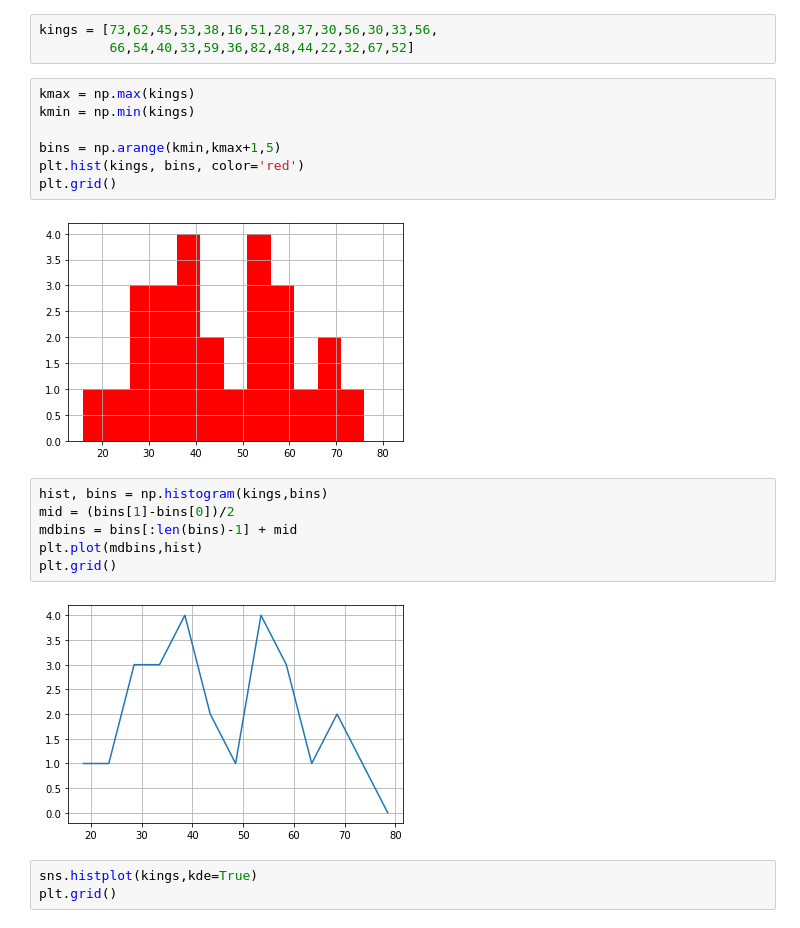
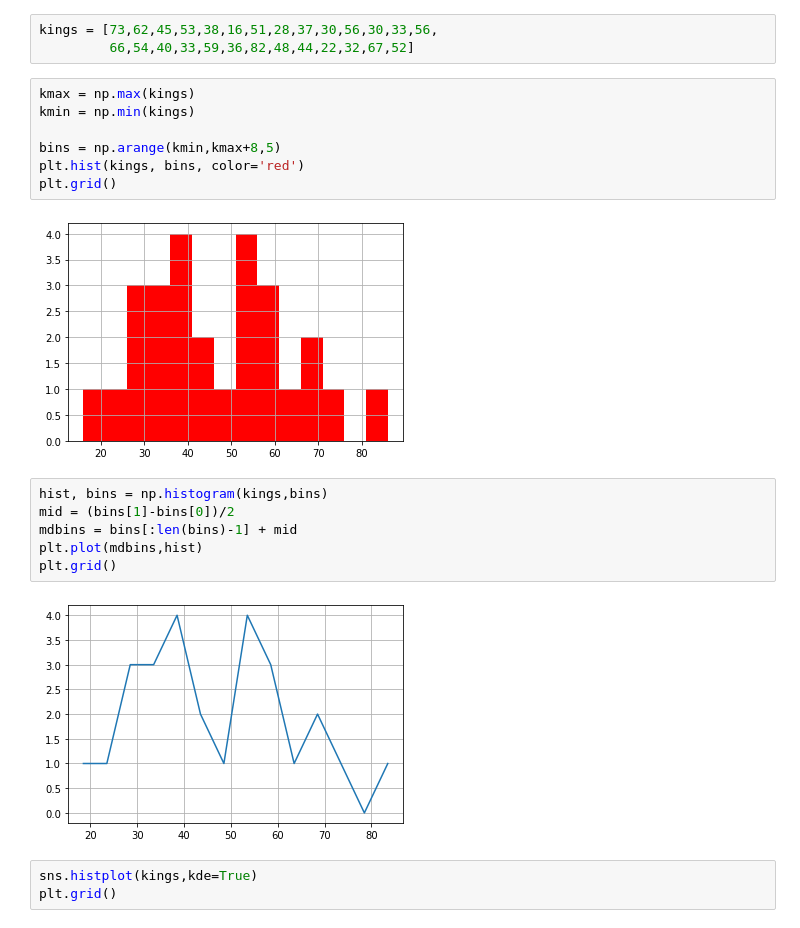
Before and after one commit to Dongcoon/statics, a Jupyter notebook: 03데이터시각화.ipynb, the cells around one changed output. Saved outputs shown, nothing was run; the diff lists cells and outputs as text.

```diff
--- a/03데이터시각화.ipynb
+++ b/03데이터시각화.ipynb
@@ -201,12 +176,12 @@ kings = [73,62,45,53,38,16,51,28,37,30,56,30,33,56,
 # %%
 kmax = np.max(kings)
 kmin = np.min(kings)
 
-bins = np.arange(kmin,kmax+1,5)
+bins = np.arange(kmin,kmax+8,5)
 plt.hist(kings, bins, color='red')
 plt.grid()
 # %% [output]
-[figure, old version]
+[figure, new version]
 # %%
 hist, bins = np.histogram(kings,bins)
 mid = (bins[1]-bins[0])/2
@@ -214,7 +189,7 @@ mdbins = bins[:len(bins)-1] + mid
 plt.plot(mdbins,hist)
 plt.grid()
 # %% [output]
-[figure, old version]
+[figure, new version]
 # %%
 sns.histplot(kings,kde=True)
 plt.grid()
```
Also changed, not shown: parts of 16 cells of this notebook, 4 other files.
